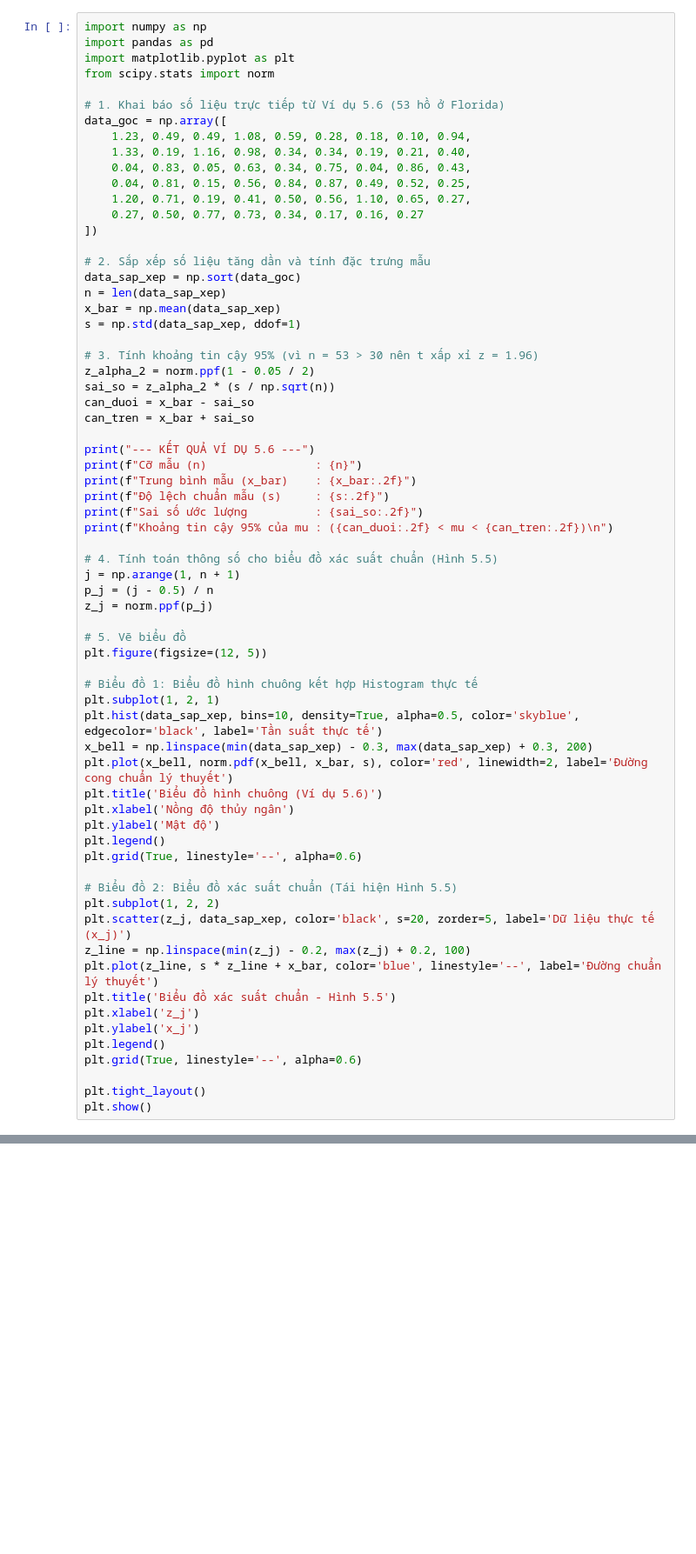
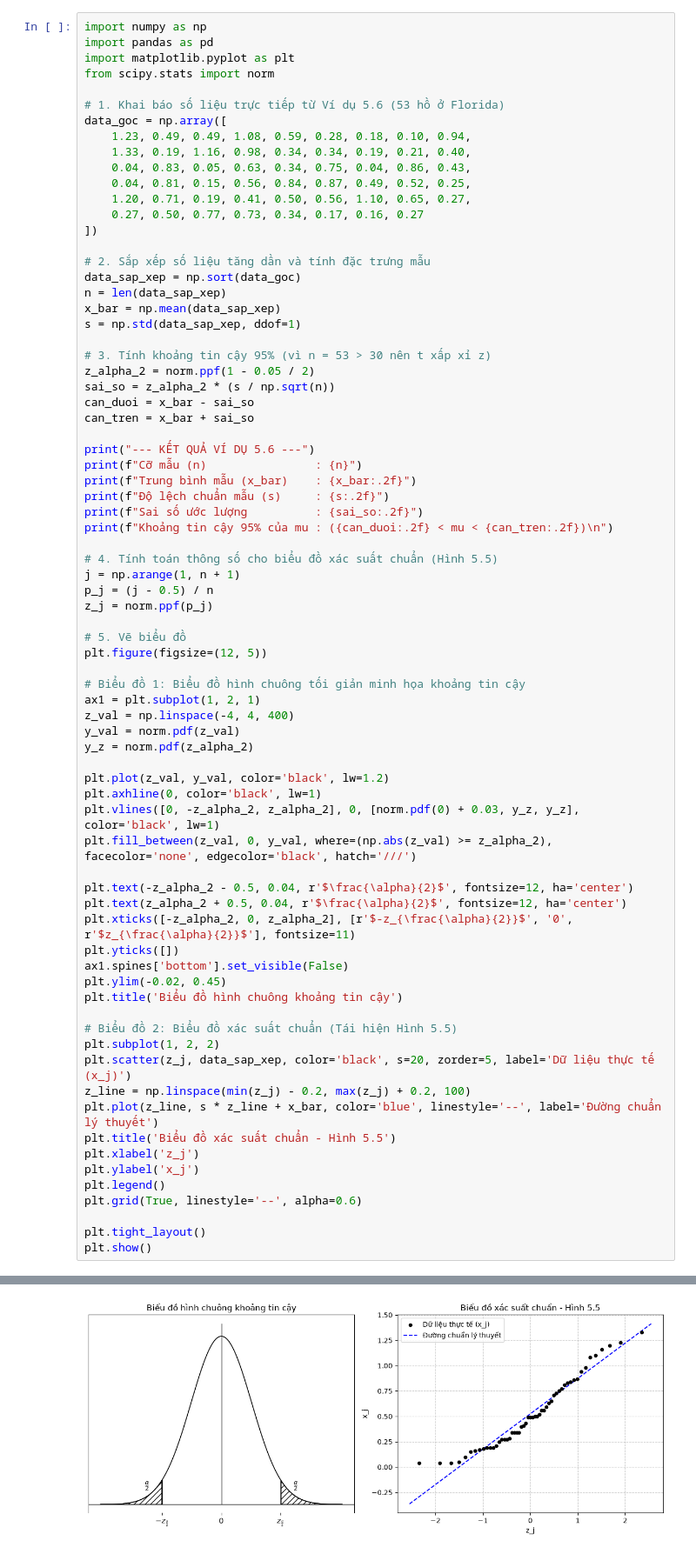
Before and after one commit to nguyenhoaingocnhi/XSTK, a Jupyter notebook: Thuyet_Trinh_XSTK/chuong5_nLonHon30.ipynb, the cells around one changed output, grey strips where cells are left out. Shown at 87% size. Saved outputs shown, nothing was run; the diff lists cells and outputs as text; blank space fills up the shorter version.

```diff
--- a/Thuyet_Trinh_XSTK/chuong5_nLonHon30.ipynb
+++ b/Thuyet_Trinh_XSTK/chuong5_nLonHon30.ipynb
@@ -20,7 +20,7 @@ n = len(data_sap_xep)
 x_bar = np.mean(data_sap_xep)
 s = np.std(data_sap_xep, ddof=1)
 
-# 3. Tính khoảng tin cậy 95% (vì n = 53 > 30 nên t xấp xỉ z = 1.96)
+# 3. Tính khoảng tin cậy 95% (vì n = 53 > 30 nên t xấp xỉ z)
 z_alpha_2 = norm.ppf(1 - 0.05 / 2)
 sai_so = z_alpha_2 * (s / np.sqrt(n))
 can_duoi = x_bar - sai_so
@@ -41,16 +41,24 @@ z_j = norm.ppf(p_j)
 # 5. Vẽ biểu đồ
 plt.figure(figsize=(12, 5))
 
-# Biểu đồ 1: Biểu đồ hình chuông kết hợp Histogram thực tế
-plt.subplot(1, 2, 1)
-plt.hist(data_sap_xep, bins=10, density=True, alpha=0.5, color='skyblue', edgecolor='black', label='Tần suất thực tế')
-x_bell = np.linspace(min(data_sap_xep) - 0.3, max(data_sap_xep) + 0.3, 200)
-plt.plot(x_bell, norm.pdf(x_bell, x_bar, s), color='red', linewidth=2, label='Đường cong chuẩn lý thuyết')
-plt.title('Biểu đồ hình chuông (Ví dụ 5.6)')
-plt.xlabel('Nồng độ thủy ngân')
-plt.ylabel('Mật độ')
-plt.legend()
-plt.grid(True, linestyle='--', alpha=0.6)
+# Biểu đồ 1: Biểu đồ hình chuông tối giản minh họa khoảng tin cậy
+ax1 = plt.subplot(1, 2, 1)
+z_val = np.linspace(-4, 4, 400)
+y_val = norm.pdf(z_val)
+y_z = norm.pdf(z_alpha_2)
+
+plt.plot(z_val, y_val, color='black', lw=1.2)
+plt.axhline(0, color='black', lw=1)
+plt.vlines([0, -z_alpha_2, z_alpha_2], 0, [norm.pdf(0) + 0.03, y_z, y_z], color='black', lw=1)
+plt.fill_between(z_val, 0, y_val, where=(np.abs(z_val) >= z_alpha_2), facecolor='none', edgecolor='black', hatch='///')
+
+plt.text(-z_alpha_2 - 0.5, 0.04, r'$\frac{\alpha}{2}$', fontsize=12, ha='center')
+plt.text(z_alpha_2 + 0.5, 0.04, r'$\frac{\alpha}{2}$', fontsize=12, ha='center')
+plt.xticks([-z_alpha_2, 0, z_alpha_2], [r'$-z_{\frac{\alpha}{2}}$', '0', r'$z_{\frac{\alpha}{2}}$'], fontsize=11)
+plt.yticks([])
+ax1.spines['bottom'].set_visible(False)
+plt.ylim(-0.02, 0.45)
+plt.title('Biểu đồ hình chuông khoảng tin cậy')
 
 # Biểu đồ 2: Biểu đồ xác suất chuẩn (Tái hiện Hình 5.5)
 plt.subplot(1, 2, 2)
@@ -65,3 +73,4 @@ plt.grid(True, linestyle='--', alpha=0.6)
 
 plt.tight_layout()
 plt.show()
+# %% [output]
@@ -67,0 +83 @@ plt.show()
+[figure, added]
```
Also changed, not shown: parts of 1 cell of this notebook, 2 other files.
